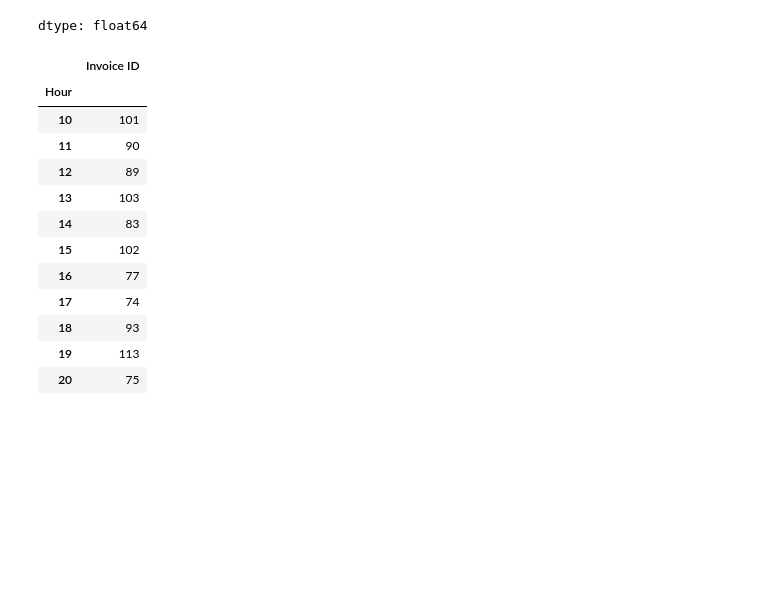
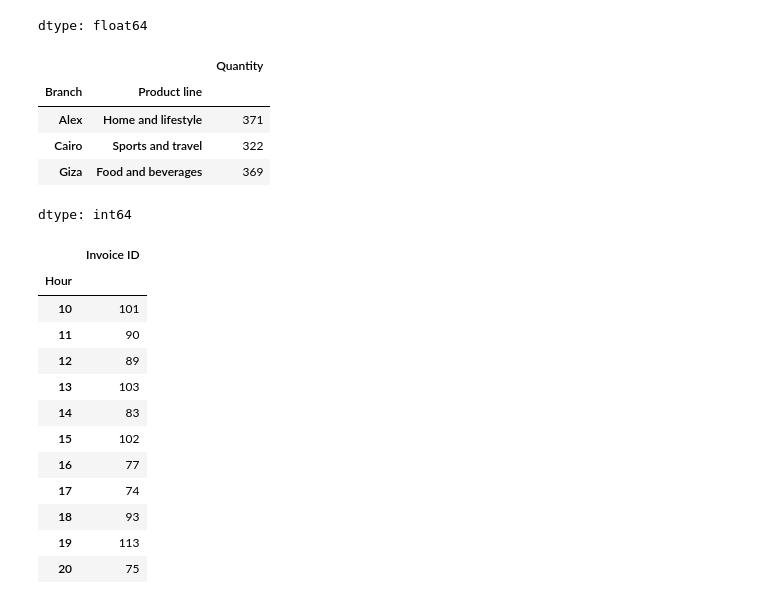
Before and after one commit to DNL139/pi_tec_BD_supermercado, a Jupyter notebook: pi_tec_BD_supermercado.ipynb, the cells around one changed output. Drawn from its saved outputs; the diff is of its cells as text; code cells hidden in the pictures; blank space fills up the shorter version.

Commit message:
Adicionando categoria mais comprada por filial

```diff
--- a/pi_tec_BD_supermercado.ipynb
+++ b/pi_tec_BD_supermercado.ipynb
@@ -302,5 +302,21 @@ df.groupby('Branch')['Sales'].sum()
 | Cairo | 106197.6720 |
 | Giza | 110568.7065 |
 dtype: float64
+# %%
+# ==========================
+# 4.4 Categorias mais vendidas por filial
+# ==========================
+
+cat_por_filial = df.groupby(['Branch', 'Product line']).agg({'Quantity':'sum'})
+grupos = cat_por_filial['Quantity'].groupby('Branch',group_keys=False)
+max_por_filial = grupos.apply(lambda grupo: grupo.sort_values(ascending=False).head(1))
+max_por_filial
+# %% [output]
+|  |  | Quantity |
+| Branch | Product line |  |
+| Alex | Home and lifestyle | 371 |
+| Cairo | Sports and travel | 322 |
+| Giza | Food and beverages | 369 |
+dtype: int64
 # %%
 # ==========================
```
Also changed, not shown: parts of 3 cells of this notebook.
